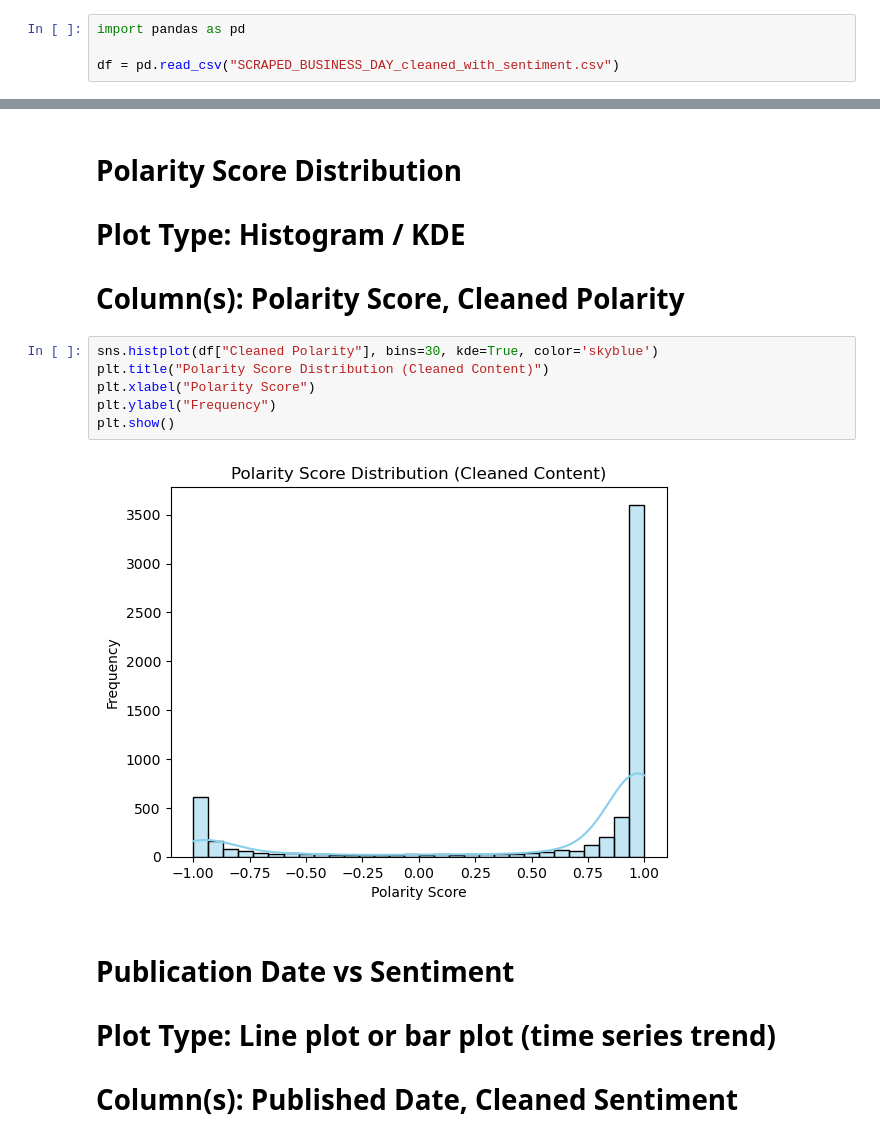
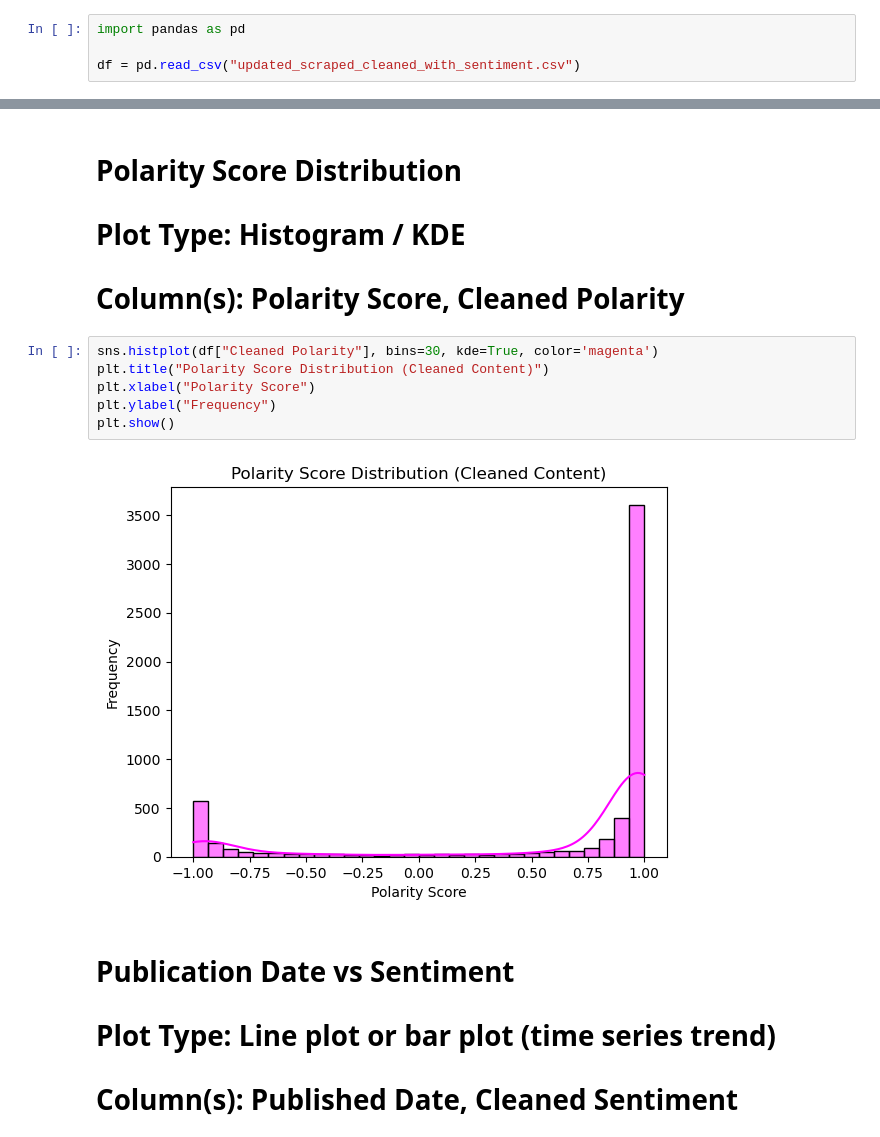
Before and after one commit to graciousuka/BUSINESS-DAY-NEWS-ARTICLE, a Jupyter notebook: SCRAPED.ipynb, the cells around one changed output, grey strips where cells are left out. Cells and saved outputs as stored; diff of their text form.

```diff
--- a/SCRAPED.ipynb
+++ b/SCRAPED.ipynb
@@ -176,7 +191,7 @@ print(f"✅ All done! Cleaned data with new sentiment saved to: {output_csv}")
 # %%
 import pandas as pd
 
-df = pd.read_csv("SCRAPED_BUSINESS_DAY_cleaned_with_sentiment.csv")
+df = pd.read_csv("updated_scraped_cleaned_with_sentiment.csv")
 # %%
 print(df.columns)
 # %% [output]
@@ -230,13 +252,13 @@ plt.show()
 
 # Column(s): Polarity Score, Cleaned Polarity
 # %%
-sns.histplot(df["Cleaned Polarity"], bins=30, kde=True, color='skyblue')
+sns.histplot(df["Cleaned Polarity"], bins=30, kde=True, color='magenta')
 plt.title("Polarity Score Distribution (Cleaned Content)")
 plt.xlabel("Polarity Score")
 plt.ylabel("Frequency")
 plt.show()
 # %% [output]
-[figure, old version]
+[figure, new version]
 # %% [markdown]
  # Publication Date vs Sentiment
 # Plot Type: Line plot or bar plot (time series trend)
```
Also changed, not shown: parts of 22 cells of this notebook, 3 other files.
